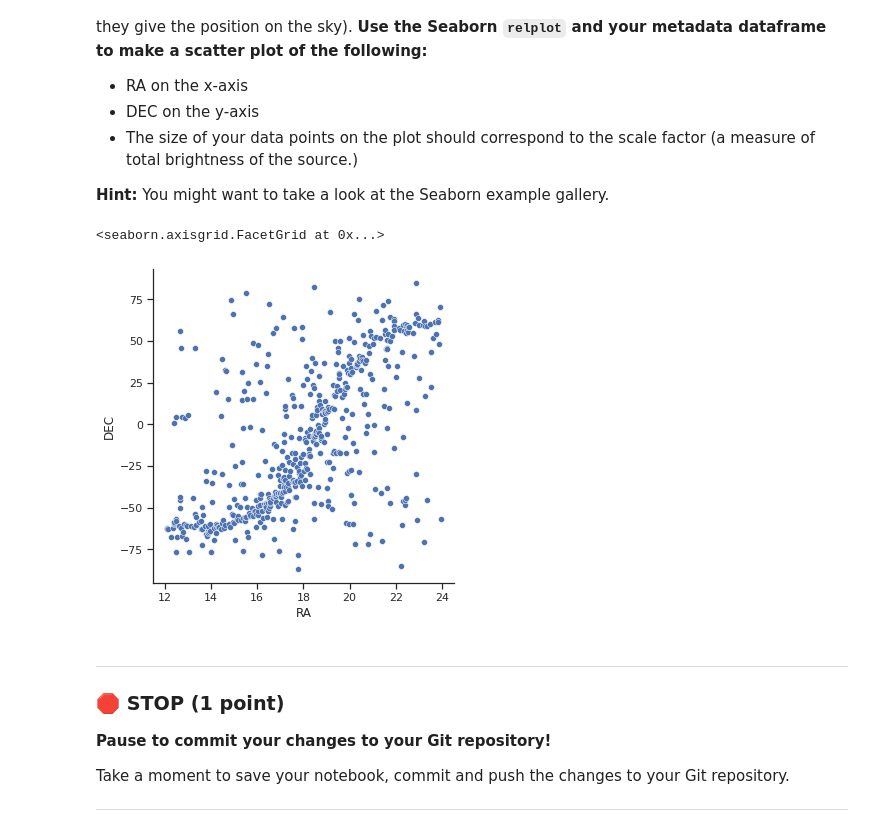
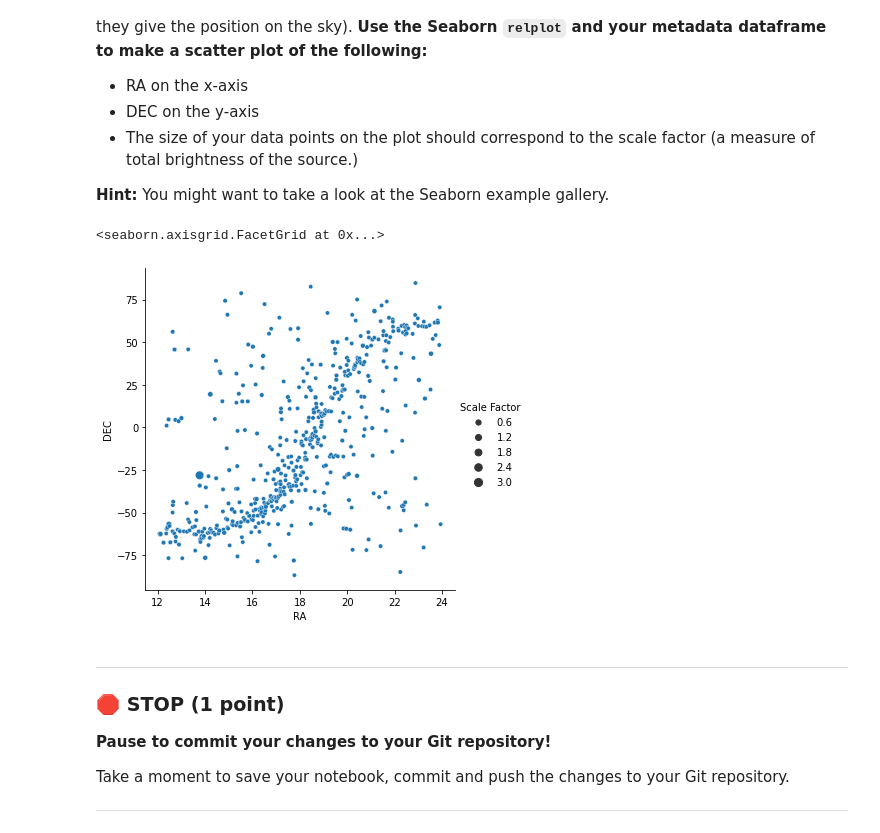
Before and after one commit to boyang0303/CMSE202-s23-turnin, a Jupyter notebook: midterm/CMSE202_Midterm_Sect02_STUDENT.ipynb, the cells around one changed output. Cells and saved outputs as stored; diff of their text form; code cells hidden in the pictures.

```diff
--- a/midterm/CMSE202_Midterm_Sect02_STUDENT.ipynb
+++ b/midterm/CMSE202_Midterm_Sect02_STUDENT.ipynb
@@ -83,11 +83,10 @@ For this problem, we want you to use a new package that you aren’t as used to.
 # %%
 #Write your code here
 import seaborn as sns
-#sns.relplot(x='RA', y='DEC', size = "scale_factor", data=metadata)
-sns.relplot(x='RA', y='DEC', data=metadata)
+sns.relplot(x='RA', y='DEC', size = "Scale Factor",data=metadata )
 # %% [output]
 <seaborn.axisgrid.FacetGrid at 0x...>
-[figure, old version]
+[figure, new version]
 # %% [markdown]
 ---
 ### &#128721; STOP (1 point)
```
Also changed, not shown: parts of 3 cells of this notebook.
